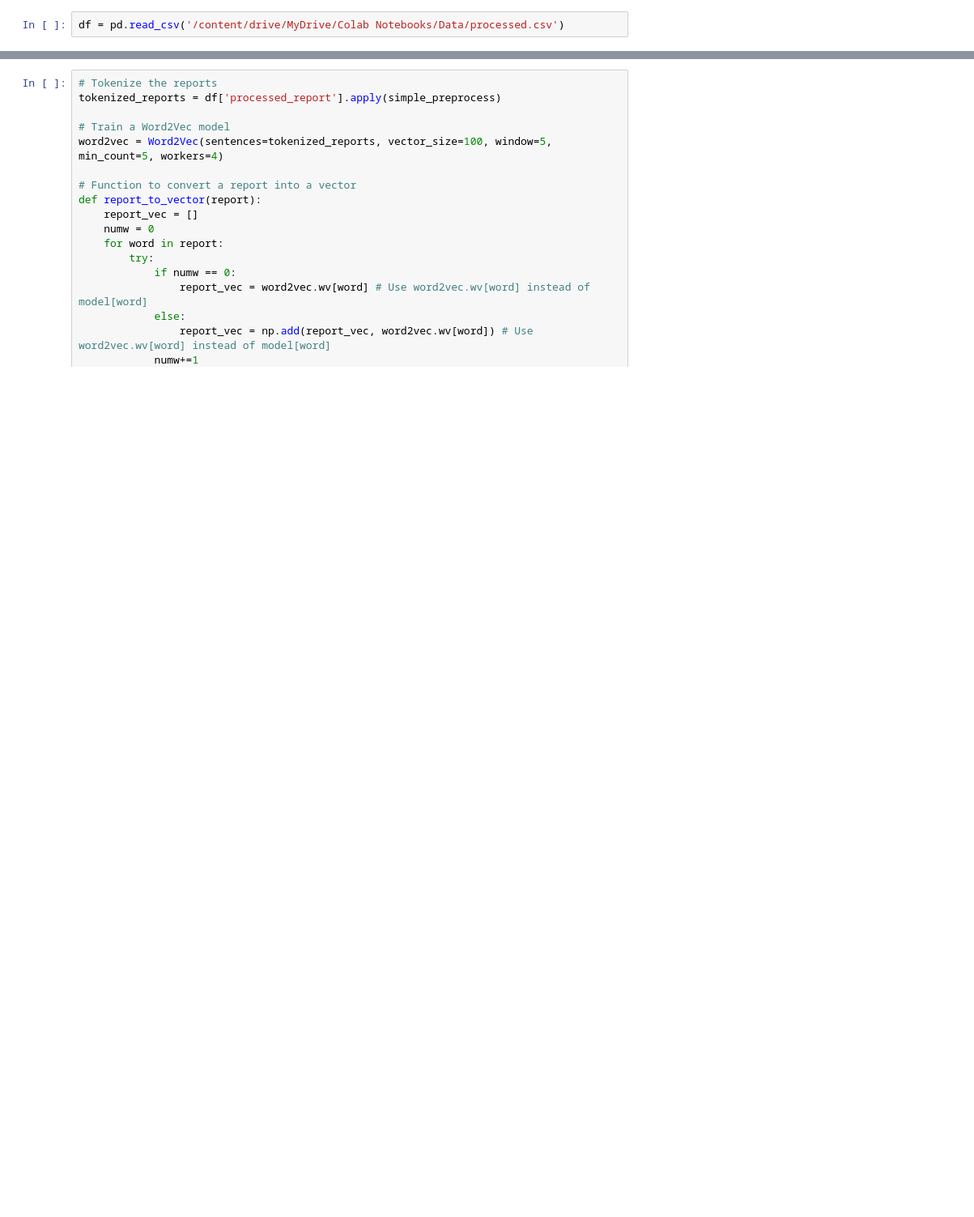
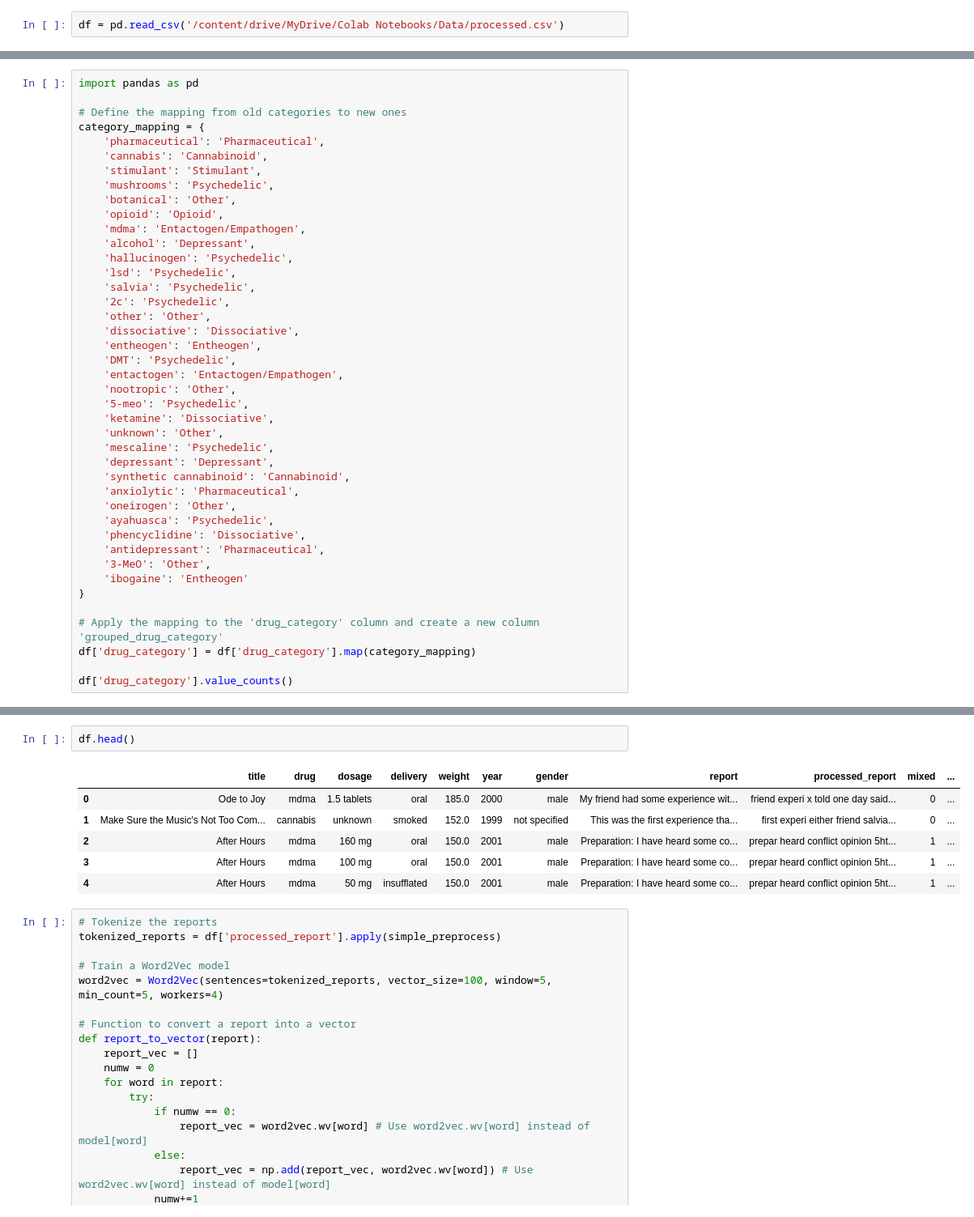
Before and after one commit to jbloewencolon/Psychedelic-Trip-Report-Text-Generator, a Jupyter notebook: NLP.ipynb, the cells around one changed output, grey strips where cells are left out. Shown: that part at 81% size. Cells and saved outputs as stored; diff of their text form; blank space fills up the shorter version.

```diff
--- a/NLP.ipynb
+++ b/NLP.ipynb
@@ -98 +107,43 @@ ibogaine                    84
 Name: drug_category, dtype: int64
+# %%
+import pandas as pd
+
+# Define the mapping from old categories to new ones
+category_mapping = {
+    'pharmaceutical': 'Pharmaceutical',
+    'cannabis': 'Cannabinoid',
+    'stimulant': 'Stimulant',
+    'mushrooms': 'Psychedelic',
+    'botanical': 'Other',
+    'opioid': 'Opioid',
+    'mdma': 'Entactogen/Empathogen',
+    'alcohol': 'Depressant',
+    'hallucinogen': 'Psychedelic',
+    'lsd': 'Psychedelic',
+    'salvia': 'Psychedelic',
+    '2c': 'Psychedelic',
+    'other': 'Other',
+    'dissociative': 'Dissociative',
+    'entheogen': 'Entheogen',
+    'DMT': 'Psychedelic',
+    'entactogen': 'Entactogen/Empathogen',
+    'nootropic': 'Other',
+    '5-meo': 'Psychedelic',
+    'ketamine': 'Dissociative',
+    'unknown': 'Other',
+    'mescaline': 'Psychedelic',
+    'depressant': 'Depressant',
+    'synthetic cannabinoid': 'Cannabinoid',
+    'anxiolytic': 'Pharmaceutical',
+    'oneirogen': 'Other',
+    'ayahuasca': 'Psychedelic',
+    'phencyclidine': 'Dissociative',
+    'antidepressant': 'Pharmaceutical',
+    '3-MeO': 'Other',
+    'ibogaine': 'Entheogen'
+}
+
+# Apply the mapping to the 'drug_category' column and create a new column 'grouped_drug_category'
+df['drug_category'] = df['drug_category'].map(category_mapping)
+
+df['drug_category'].value_counts()
@@ -99,3 +162,12 @@ Name: drug_category, dtype: int64
+# %%
+df.head()
+# %% [output]
+|  | title | drug | dosage | delivery | weight | year | gender | report | processed_report | mixed | ... |
+| 0 | Ode to Joy | mdma | 1.5 tablets | oral | 185.0 | 2000 | male | My friend had some experience wit... | friend experi x told one day said... | 0 | ... |
+| 1 | Make Sure the Music's Not Too Com... | cannabis | unknown | smoked | 152.0 | 1999 | not specified | This was the first experience tha... | first experi either friend salvia... | 0 | ... |
+| 2 | After Hours | mdma | 160 mg | oral | 150.0 | 2001 | male | Preparation: I have heard some co... | prepar heard conflict opinion 5ht... | 1 | ... |
+| 3 | After Hours | mdma | 100 mg | oral | 150.0 | 2001 | male | Preparation: I have heard some co... | prepar heard conflict opinion 5ht... | 1 | ... |
+| 4 | After Hours | mdma | 50 mg | insufflated | 150.0 | 2001 | male | Preparation: I have heard some co... | prepar heard conflict opinion 5ht... | 1 | ... |
 # %%
 # Tokenize the reports
 tokenized_reports = df['processed_report'].apply(simple_preprocess)
```
Also changed, not shown: parts of 16 cells of this notebook.
